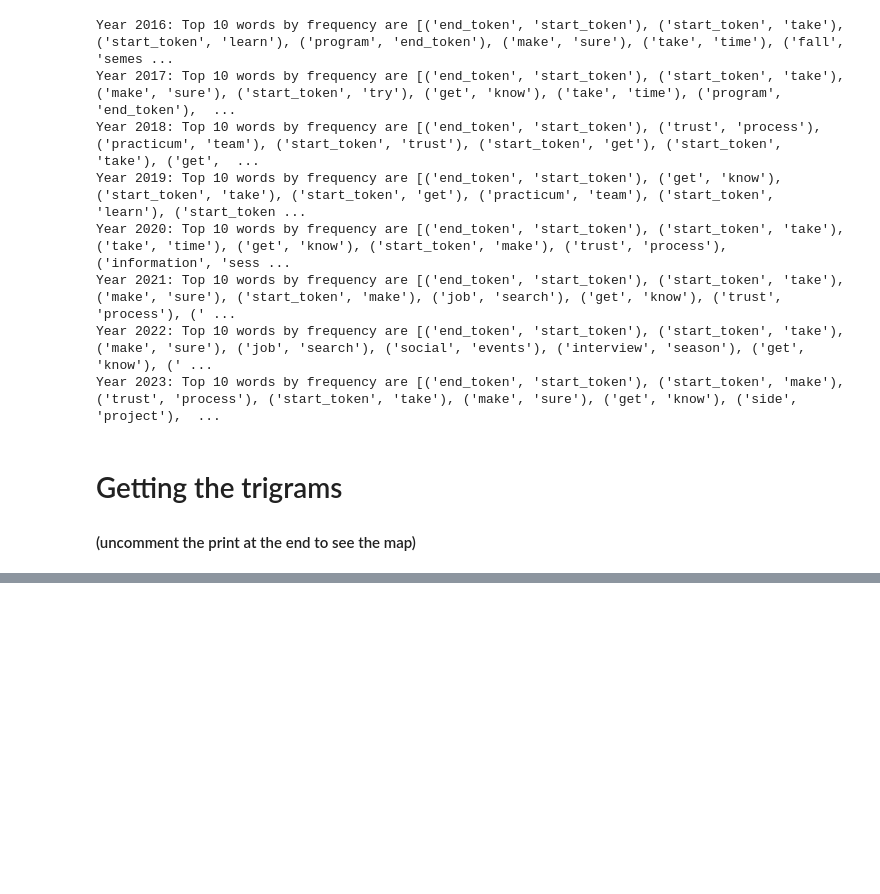
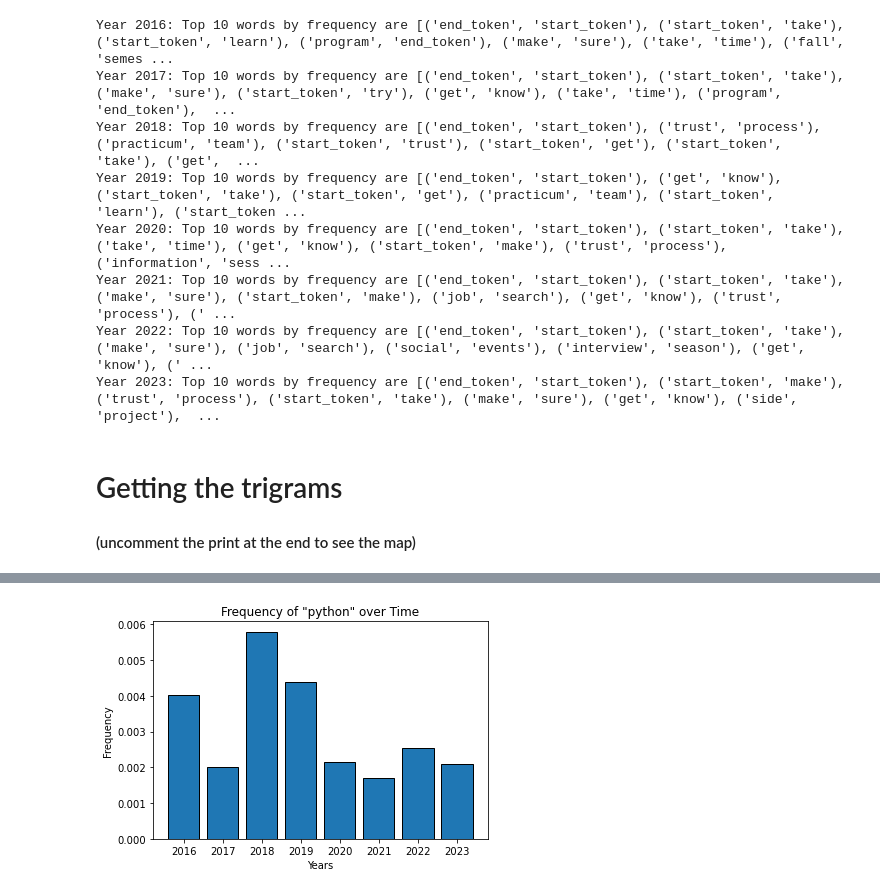
Before and after one commit to yangrchen/blues-clues-TIPS, a Jupyter notebook: notebooks/TIPS_N_grams1.ipynb, the cells around one changed output, grey strips where cells are left out. Saved outputs shown, nothing was run; the diff lists cells and outputs as text; code cells hidden in the pictures; blank space fills up the shorter version.

```diff
--- a/notebooks/TIPS_N_grams1.ipynb
+++ b/notebooks/TIPS_N_grams1.ipynb
@@ -195,0 +208,12 @@ for year in years:
+# %%
+# Extract the frequencies of "python" for each year
+py_frequencies = [tip_data.get('python', 0) for tip_data in unigram_map.values()]
+x = list(years.keys())
+# Create a bar graph
+plt.bar(x, py_frequencies, edgecolor='black')
+plt.xlabel('Years')
+plt.ylabel('Frequency')
+plt.title('Frequency of "python" over Time')
+plt.show()
+# %% [output]
+[figure, added]
```
Also changed, not shown: parts of 6 cells of this notebook.
